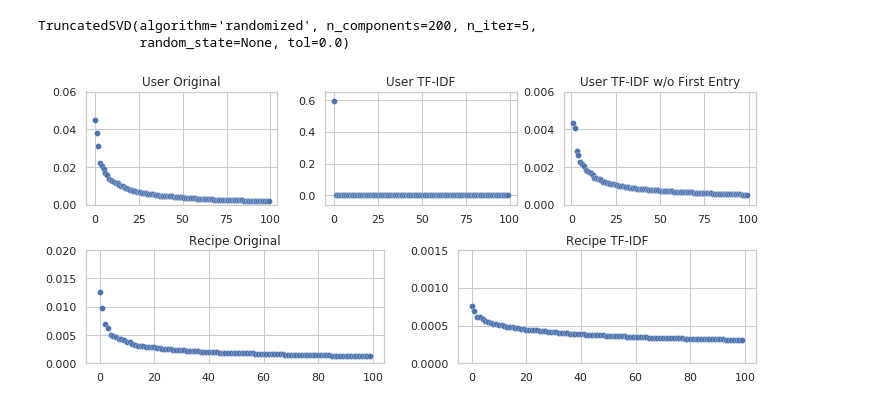
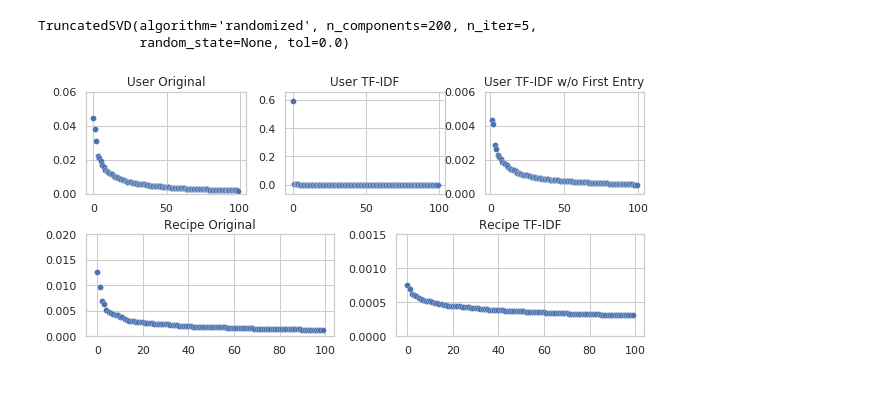
Before and after one commit to contagon/ml-project, a Jupyter notebook: dataAnalysis.ipynb, the cells around one changed output. Saved outputs shown, nothing was run; the diff lists cells and outputs as text; code cells hidden in the pictures.

Commit message:
Updates on figures

```diff
--- a/dataAnalysis.ipynb
+++ b/dataAnalysis.ipynb
@@ -69,34 +70,34 @@ U_pca.fit(U)
 TruncatedSVD(algorithm='randomized', n_components=200, n_iter=5,
              random_state=None, tol=0.0)
 # %%
-fig = plt.figure(figsize=(12,5))
+fig = plt.figure(figsize=(10,4.5))
 ax0 = plt.subplot(2,3,1)
 ax1 = plt.subplot(2,3,2)
 ax2 = plt.subplot(2,3,3)
 ax3 = plt.subplot(2,2,3)
 ax4 = plt.subplot(2,2,4)
 
 sns.scatterplot(np.arange(100), sorted(R_pca.explained_variance_ratio_[:100])[::-1], ax=ax0, alpha=1, linewidth=0.25)
 ax0.set_title("User Original")
 ax0.set_ylim([0,.06])
 
 sns.scatterplot(np.arange(100), sorted(Rhat_pca.explained_variance_ratio_[:100])[::-1], ax=ax1, alpha=1, linewidth=0.25)
 ax1.set_title("User TF-IDF")
 
 sns.scatterplot(np.arange(1,100), sorted(Rhat_pca.explained_variance_ratio_[1:100])[::-1], ax=ax2, alpha=1, linewidth=0.25)
 ax2.set_title("User TF-IDF w/o First Entry")
 ax2.set_ylim([0,.006])
 
 sns.scatterplot(np.arange(100), sorted(U_pca.explained_variance_ratio_[:100])[::-1], ax=ax3, alpha=1, linewidth=0.25)
 ax3.set_title("Recipe Original")
 ax3.set_ylim([0,.02])
 
 sns.scatterplot(np.arange(100), sorted(Uhat_pca.explained_variance_ratio_[:100])[::-1], ax=ax4, alpha=1, linewidth=0.25)
 ax4.set_title("Recipe TF-IDF")
 ax4.set_ylim([0,.0015])
 
 plt.subplots_adjust(hspace=0.4, wspace=0.25)
 plt.savefig("figs/pca.pdf", bbox_inches="tight")
 plt.show()
 # %% [output]
-[figure, old version]
+[figure, new version]
```
Also changed, not shown: parts of 2 cells of this notebook, 9 other files.
